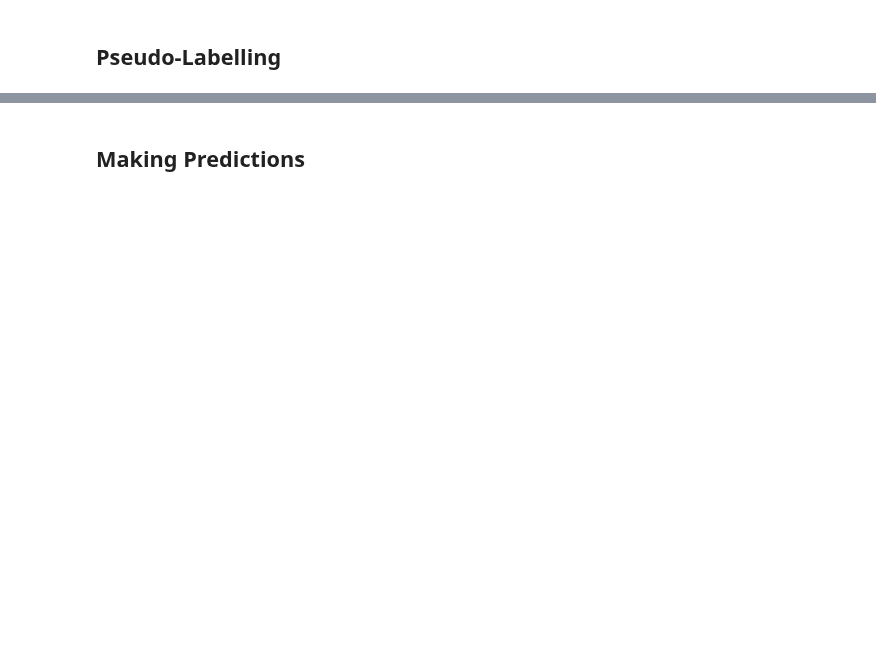
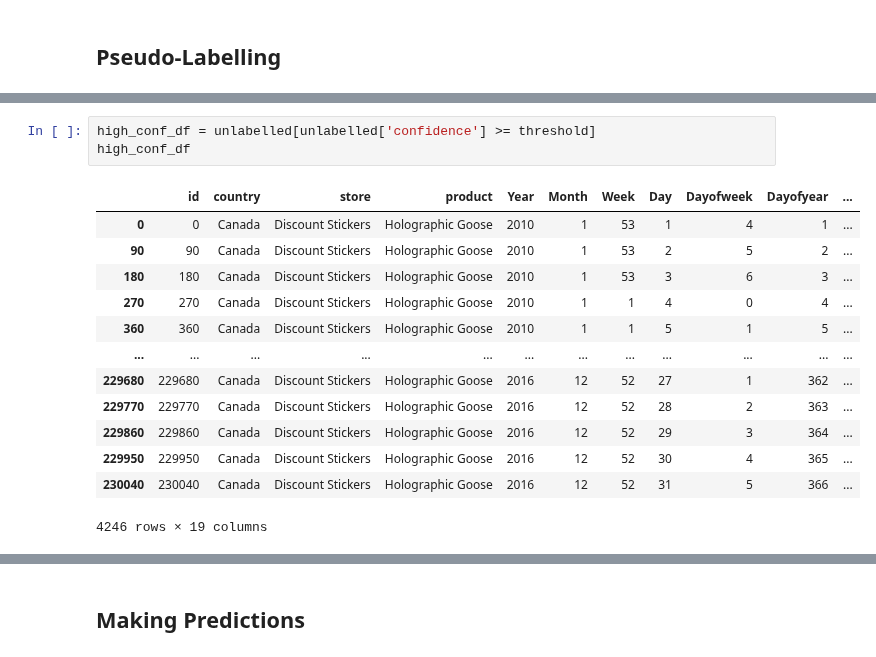
Before and after one commit to frank-895/machine_learning_journey, a Jupyter notebook: predict_sticker_sales/sticker_sales.ipynb, the cells around one changed output, grey strips where cells are left out. Saved outputs shown, nothing was run; the diff lists cells and outputs as text; blank space fills up the shorter version.

```diff
--- a/predict_sticker_sales/sticker_sales.ipynb
+++ b/predict_sticker_sales/sticker_sales.ipynb
@@ -320,0 +385,17 @@ When considering ways of improving my model, it is clear that I could experiment
+# %%
+high_conf_df = unlabelled[unlabelled['confidence'] >= threshold]
+high_conf_df
+# %% [output]
+|  | id | country | store | product | Year | Month | Week | Day | Dayofweek | Dayofyear | ... |
+| 0 | 0 | Canada | Discount Stickers | Holographic Goose | 2010 | 1 | 53 | 1 | 4 | 1 | ... |
+| 90 | 90 | Canada | Discount Stickers | Holographic Goose | 2010 | 1 | 53 | 2 | 5 | 2 | ... |
+| 180 | 180 | Canada | Discount Stickers | Holographic Goose | 2010 | 1 | 53 | 3 | 6 | 3 | ... |
+| 270 | 270 | Canada | Discount Stickers | Holographic Goose | 2010 | 1 | 1 | 4 | 0 | 4 | ... |
+| 360 | 360 | Canada | Discount Stickers | Holographic Goose | 2010 | 1 | 1 | 5 | 1 | 5 | ... |
+| ... | ... | ... | ... | ... | ... | ... | ... | ... | ... | ... | ... |
+| 229680 | 229680 | Canada | Discount Stickers | Holographic Goose | 2016 | 12 | 52 | 27 | 1 | 362 | ... |
+| 229770 | 229770 | Canada | Discount Stickers | Holographic Goose | 2016 | 12 | 52 | 28 | 2 | 363 | ... |
+| 229860 | 229860 | Canada | Discount Stickers | Holographic Goose | 2016 | 12 | 52 | 29 | 3 | 364 | ... |
+| 229950 | 229950 | Canada | Discount Stickers | Holographic Goose | 2016 | 12 | 52 | 30 | 4 | 365 | ... |
+| 230040 | 230040 | Canada | Discount Stickers | Holographic Goose | 2016 | 12 | 52 | 31 | 5 | 366 | ... |
+4246 rows × 19 columns
```
Also changed, not shown: parts of 21 cells of this notebook.
